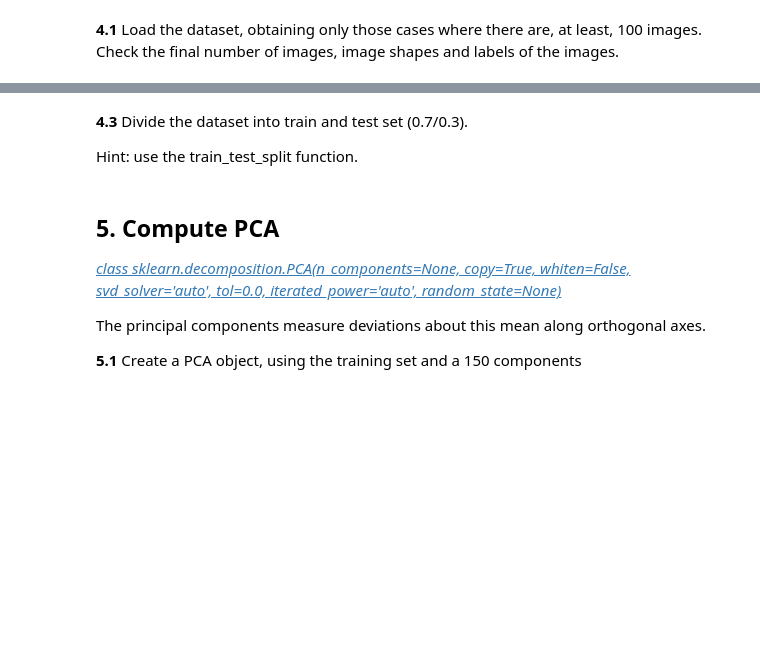
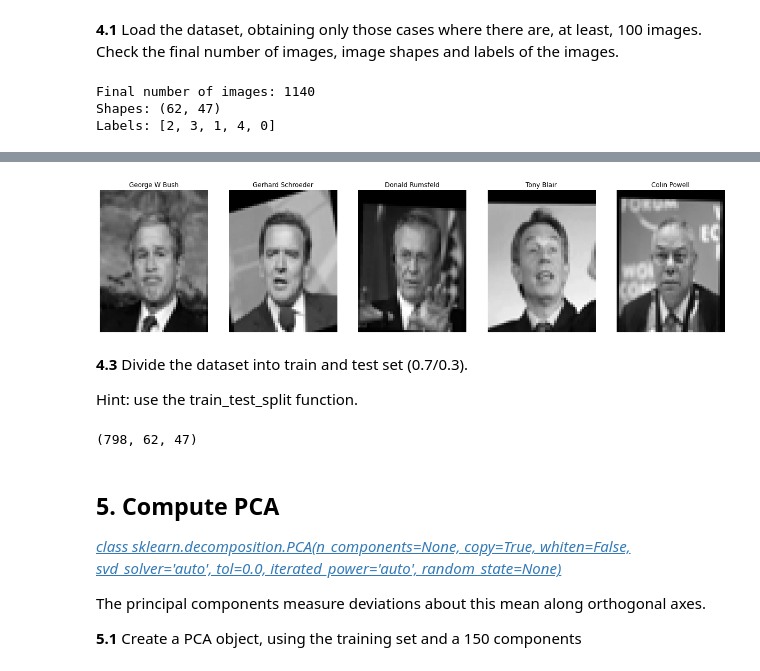
Before and after one commit to mates-info/artificial-vision, a Jupyter notebook: p6/P6_AntonioTigri_AndreuVall/P6_2022_23.ipynb, the cells around one changed output, grey strips where cells are left out. Cells and saved outputs as stored; diff of their text form; code cells hidden in the pictures; blank space fills up the shorter version.

```diff
--- a/p6/P6_AntonioTigri_AndreuVall/P6_2022_23.ipynb
+++ b/p6/P6_AntonioTigri_AndreuVall/P6_2022_23.ipynb
@@ -349,7 +353,19 @@ Face dataset features:
 # %% [markdown]
 **4.1** Load the dataset, obtaining only those cases where there are, at least, 100 images. Check the final number of images, image shapes and labels of the images.
 # %%
-#your solution
+from sklearn.datasets import fetch_lfw_people
+from collections import Counter
+
+data = fetch_lfw_people(data_home=None, funneled=True, resize=0.5, min_faces_per_person=100, color=False, \
+    slice_=(slice(70, 195, None), slice(78, 172, None)), download_if_missing=True, return_X_y=False)
+
+print("Final number of images:", len(data['target']))
+print("Shapes:",  data['images'].shape[1:])
+print("Labels:", labels := list(Counter(data['target']).keys()))
+# %% [output]
+Final number of images: 1140
+Shapes: (62, 47)
+Labels: [2, 3, 1, 4, 0]
 # %% [markdown]
 **4.2** Plot an image frome each example, with its name as the title of the image.
 
@@ -359,3 +373,14 @@ Face dataset features:
+# %%
+fig, axs = plt.subplots(1, len(labels), figsize=(21, 5))
+
+for i, label in enumerate(labels):
+    axs[i].imshow(data['images'][data['target'] == label][0], cmap=plt.cm.gray)
+    axs[i].axis('off')
+    axs[i].set_title(data['target_names'][label])
+
+plt.show()
+# %% [output]
+[figure, added]
 # %% [markdown]
 **4.3** Divide the dataset into train and test set (0.7/0.3).
 
@@ -365,3 +391,7 @@ Hint: use the train_test_split function.
+# %%
+X_train.shape
+# %% [output]
+(798, 62, 47)
 # %% [markdown]
 ## 5. Compute PCA
 
```
Also changed, not shown: parts of 18 cells of this notebook.
